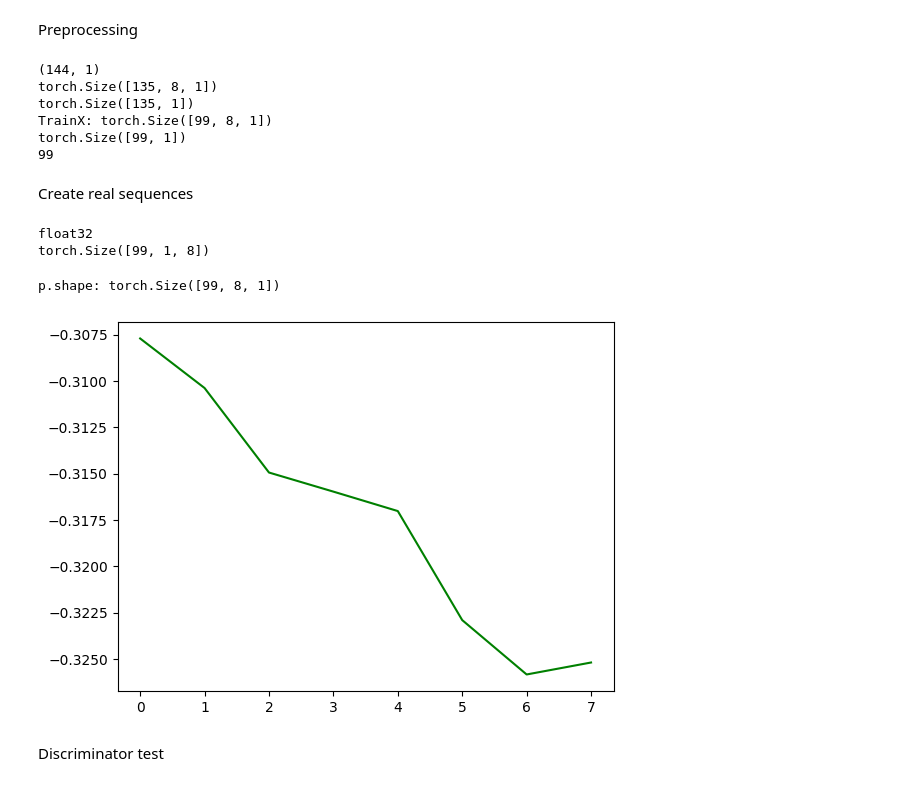
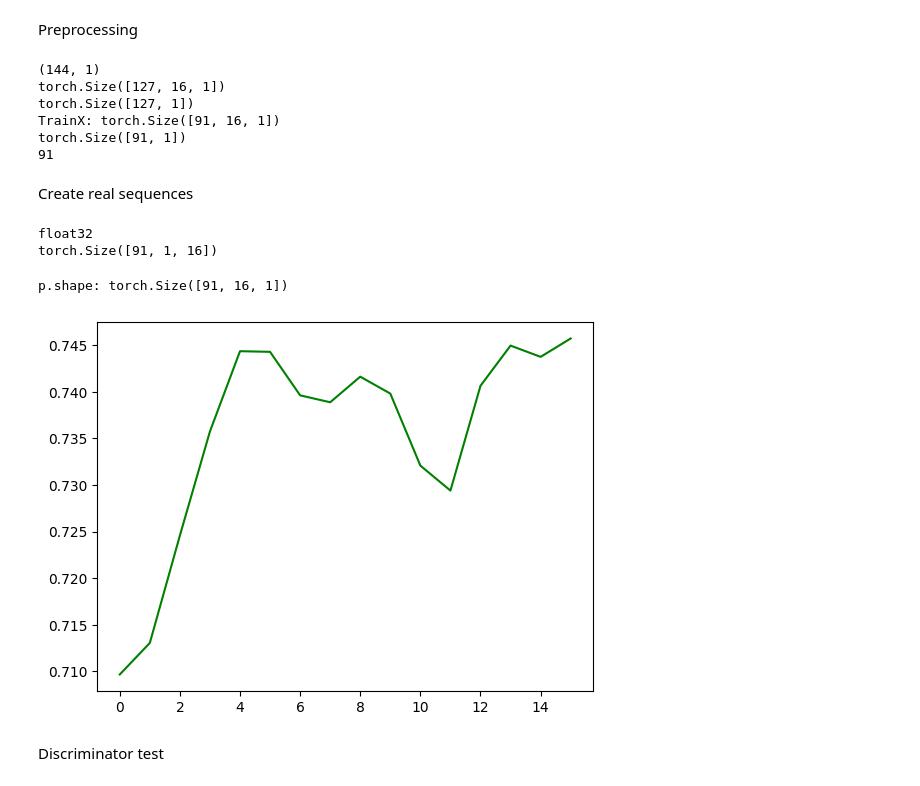
Before and after one commit to francomano/PSA-GAN, a Jupyter notebook: run.ipynb, the cells around one changed output. Saved outputs shown, nothing was run; the diff lists cells and outputs as text; code cells hidden in the pictures.

```diff
--- a/run.ipynb
+++ b/run.ipynb
@@ -34,7 +34,7 @@ Preprocessing
 sc = MinMaxScaler()
 training_data = sc.fit_transform(training_set)
 
-seq_length = 8 #it is tau in the paper
+seq_length = 16 #it is tau in the paper
 x, y = utils.sliding_windows(training_data, seq_length)
 
 
@@ -58,16 +58,16 @@ print(trainY.shape)
 print(trainX.size(0))
 # %% [output]
 (144, 1)
-torch.Size([135, 8, 1])
-torch.Size([135, 1])
-TrainX: torch.Size([99, 8, 1])
-torch.Size([99, 1])
-99
+torch.Size([127, 16, 1])
+torch.Size([127, 1])
+TrainX: torch.Size([91, 16, 1])
+torch.Size([91, 1])
+91
 # %% [markdown]
 Create real sequences
 # %%
 sequences=utils.real_seq(dataY,seq_length)
-sequences=sequences[:99]
+sequences=sequences[:91]
 print(sequences.dtype)
 sequences=torch.Tensor(sequences)
 sequences.unsqueeze(0).unsqueeze(1)
@@ -75,37 +75,37 @@ sequences=sequences.permute(0,2,1)
 print(sequences.shape)
 # %% [output]
 float32
-torch.Size([99, 1, 8])
+torch.Size([91, 1, 16])
 # %%
 
 
 #embed the input
 embedding_dim=10
 batch_size=trainX.size(0)
 value_features=1
 key_features=1
 
 
 
 #extract the number of features
 num_features=trainX.size(2)+10  #features+embedding+noise(?)
 
 #how much we want to predict
-fake_len=32
+fake_len=seq_length
 
 
 #Generator
 G=blocks.Generator(embedding_dim,fake_len,num_features,batch_size,value_features,key_features)
 p=G(trainX)
 
 p=p.permute(0,2,1)
 
 #plot the results
 plt.plot(p[0].detach().numpy(),color="green")
 print("p.shape:",p.shape)
 # %% [output]
-p.shape: torch.Size([99, 8, 1])
+p.shape: torch.Size([91, 16, 1])
-[figure, old version]
+[figure, new version]
 # %% [markdown]
 Discriminator test
 # %%
```
Also changed, not shown: parts of 1 cell of this notebook, 3 other files.
